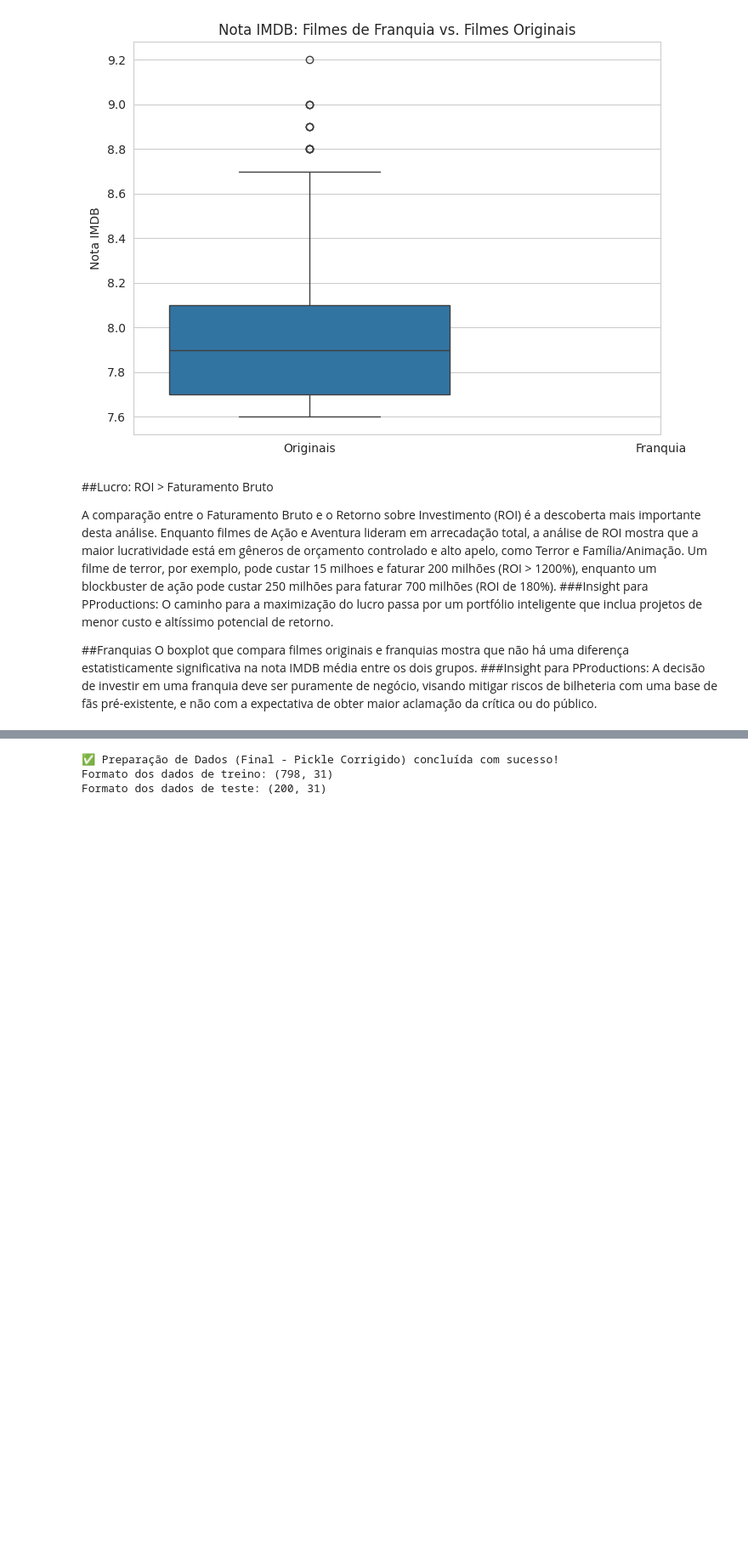
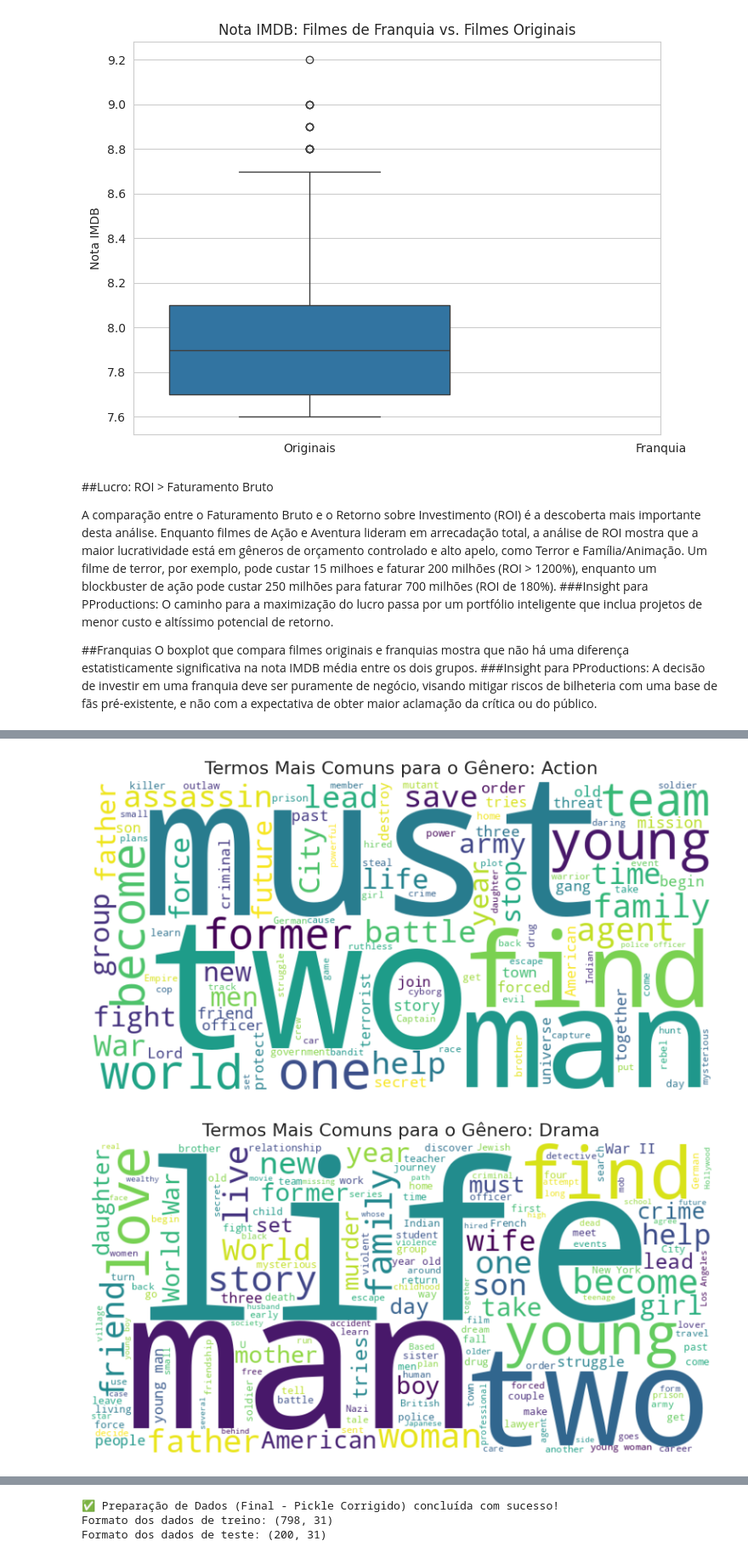
Before and after one commit to julhias/indicium-data-science-challenge, a Jupyter notebook: analise_filmes.ipynb, the cells around one changed output, grey strips where cells are left out. Shown at 85% size. Saved outputs shown, nothing was run; the diff lists cells and outputs as text; code cells hidden in the pictures; blank space fills up the shorter version.

```diff
--- a/analise_filmes.ipynb
+++ b/analise_filmes.ipynb
@@ -206,0 +246,15 @@ A decisão de investir em uma franquia deve ser puramente de negócio, visando m
+# %%
+# --- Lógica de Recomendação Universal ---
+
+# 1. Normalizar as colunas para que fiquem na mesma escala (0 a 1)
+scaler = MinMaxScaler()
+df_nlp[['Rating_norm', 'Votes_norm']] = scaler.fit_transform(df_nlp[['IMDB_Rating', 'No_of_Votes']])
+
+# 2. Criar um score ponderado. Daremos um peso maior para a nota (60%) e menor para os votos (40%).
+df_nlp['Universal_Score'] = 0.6 * df_nlp['Rating_norm'] + 0.4 * df_nlp['Votes_norm']
+
+# 3. Ordenar o DataFrame por este novo score e exibir os top 5
+df_top_recommended = df_nlp.sort_values(by='Universal_Score', ascending=False)
+
+print("--- TOP 5 FILMES RECOMENDADOS PARA O PÚBLICO GERAL ---")
+display(df_top_recommended[['Series_Title', 'Released_Year', 'IMDB_Rating', 'No_of_Votes', 'Universal_Score']].head())
@@ -206,0 +297,36 @@ A decisão de investir em uma franquia deve ser puramente de negócio, visando m
+# %%
+def plot_genre_wordcloud(genre_name, dataframe):
+    """
+    Filtra o dataframe por um gênero específico, concatena os overviews
+    e gera uma nuvem de palavras.
+    """
+    # Filtra o dataframe para filmes que contenham o gênero
+    genre_df = dataframe[dataframe['Genre'].str.contains(genre_name, case=False)]
+
+    # Concatena todos os textos do 'Overview' em uma única string
+    full_text = ' '.join(genre_df['Overview'])
+
+    # Gera a nuvem de palavras
+    wordcloud = WordCloud(
+        width=800,
+        height=400,
+        background_color='white',
+        stopwords=stopwords_list,
+        colormap='viridis',
+        min_font_size=10
+    ).generate(full_text)
+
+    # Plota a imagem
+    plt.figure(figsize=(10, 5))
+    plt.imshow(wordcloud, interpolation='bilinear')
+    plt.axis('off')
+    plt.title(f'Termos Mais Comuns para o Gênero: {genre_name}', fontsize=16)
+    plt.show()
+
+# Gerar nuvens de palavras para alguns gêneros distintos
+plot_genre_wordcloud('Action', df_nlp)
+plot_genre_wordcloud('Drama', df_nlp)
+plot_genre_wordcloud('Horror', df_nlp)
+# %% [output]
+[figure, added]
+[figure, added]
```
Also changed, not shown: parts of 13 cells of this notebook.
